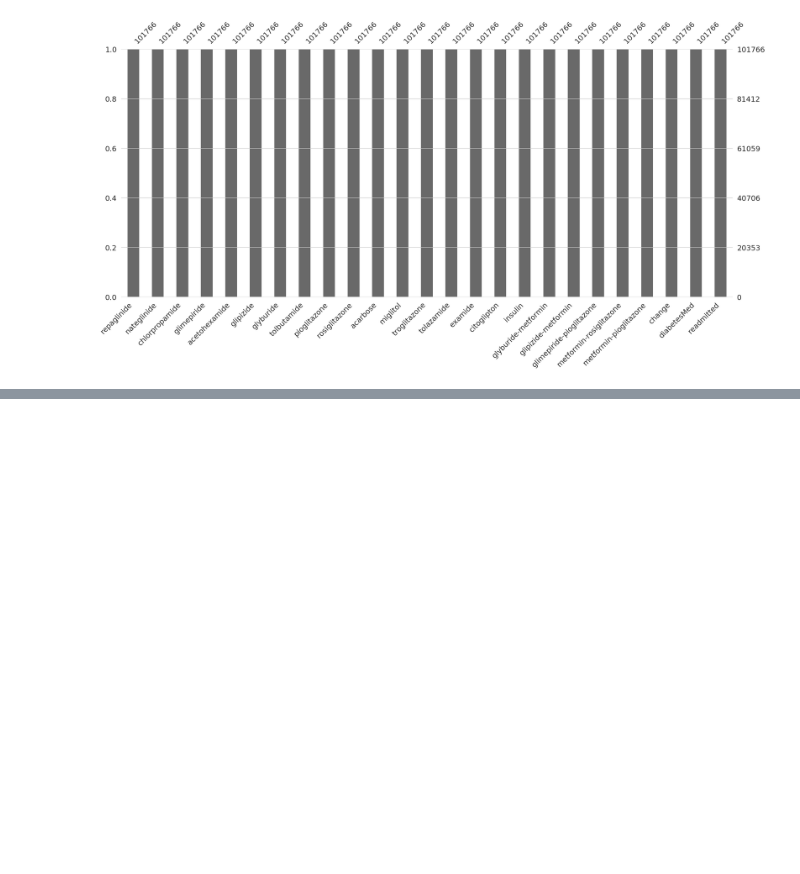
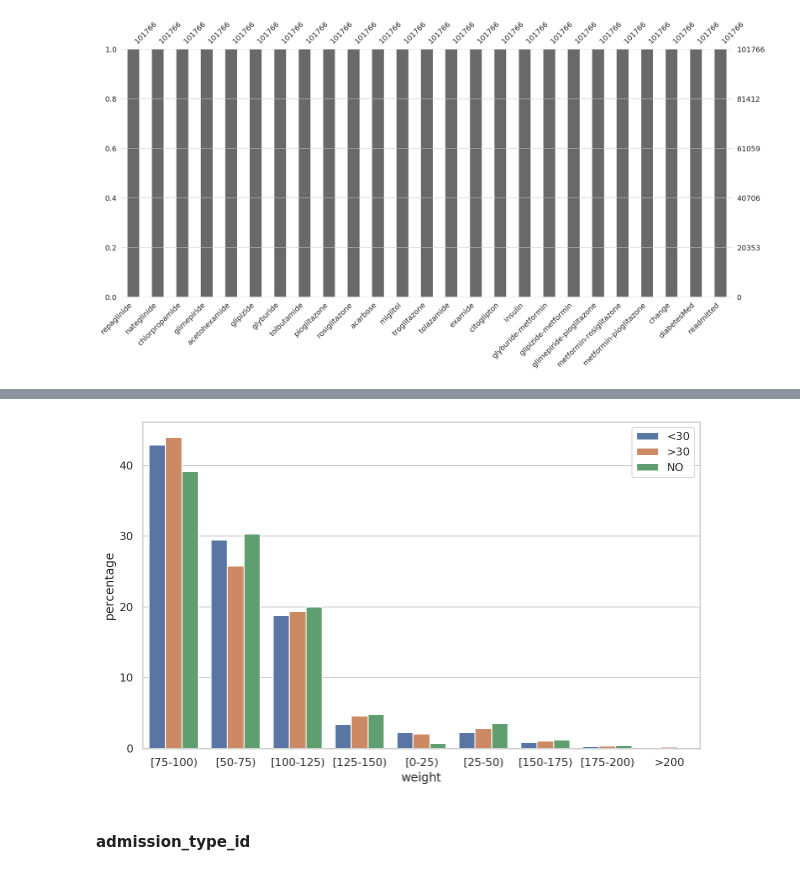
Before and after one commit to pmacinec/diabetes-patients-readmissions-prediction, a Jupyter notebook: notebooks/0_data_analysis.ipynb, the cells around one changed output, grey strips where cells are left out. Cells and saved outputs as stored; diff of their text form; code cells hidden in the pictures; blank space fills up the shorter version.

```diff
--- a/notebooks/0_data_analysis.ipynb
+++ b/notebooks/0_data_analysis.ipynb
@@ -130,0 +294,6 @@ for columns in column_groups:
+# %%
+barplot_per_classes(df, 'weight', 'readmitted')
+# %% [output]
+[figure, added]
+# %% [markdown]
+#### admission_type_id
```
Also changed, not shown: parts of 41 cells of this notebook.
